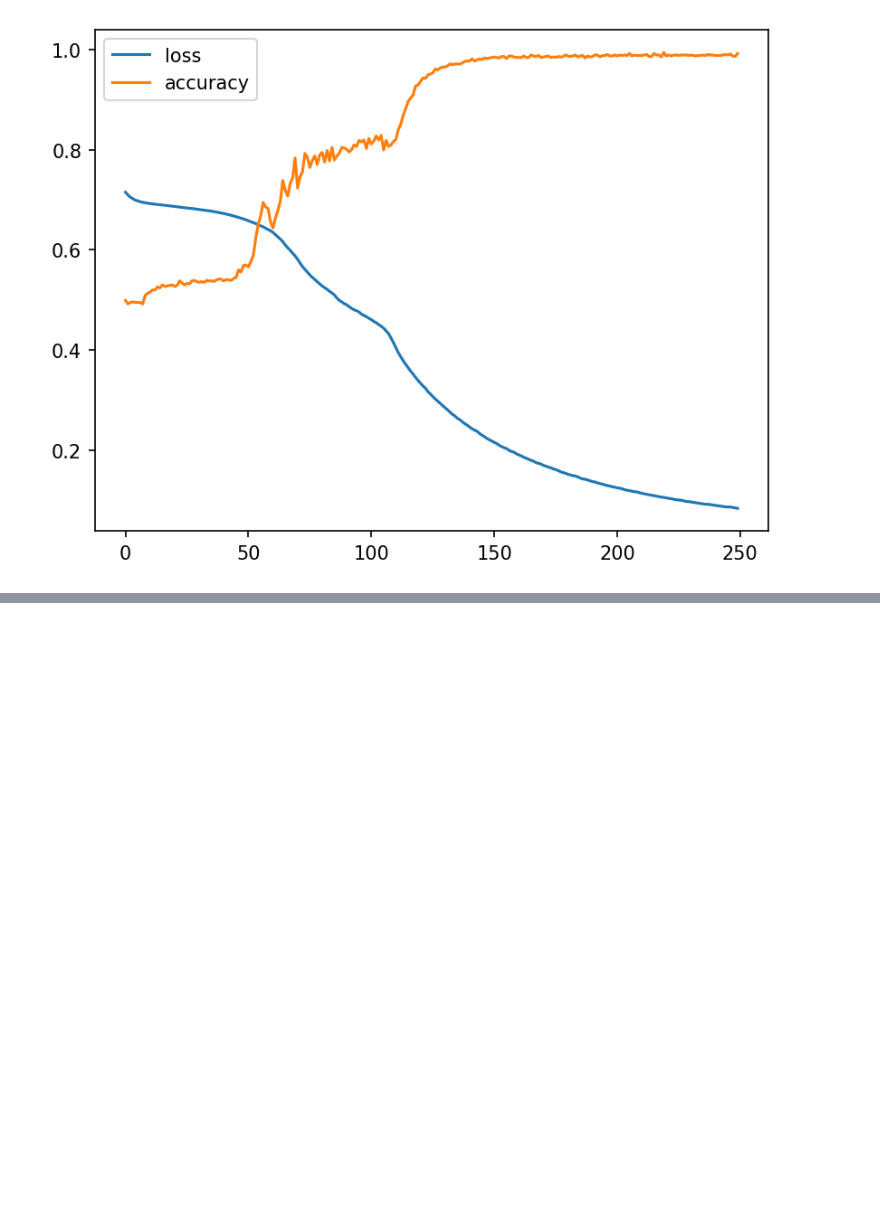
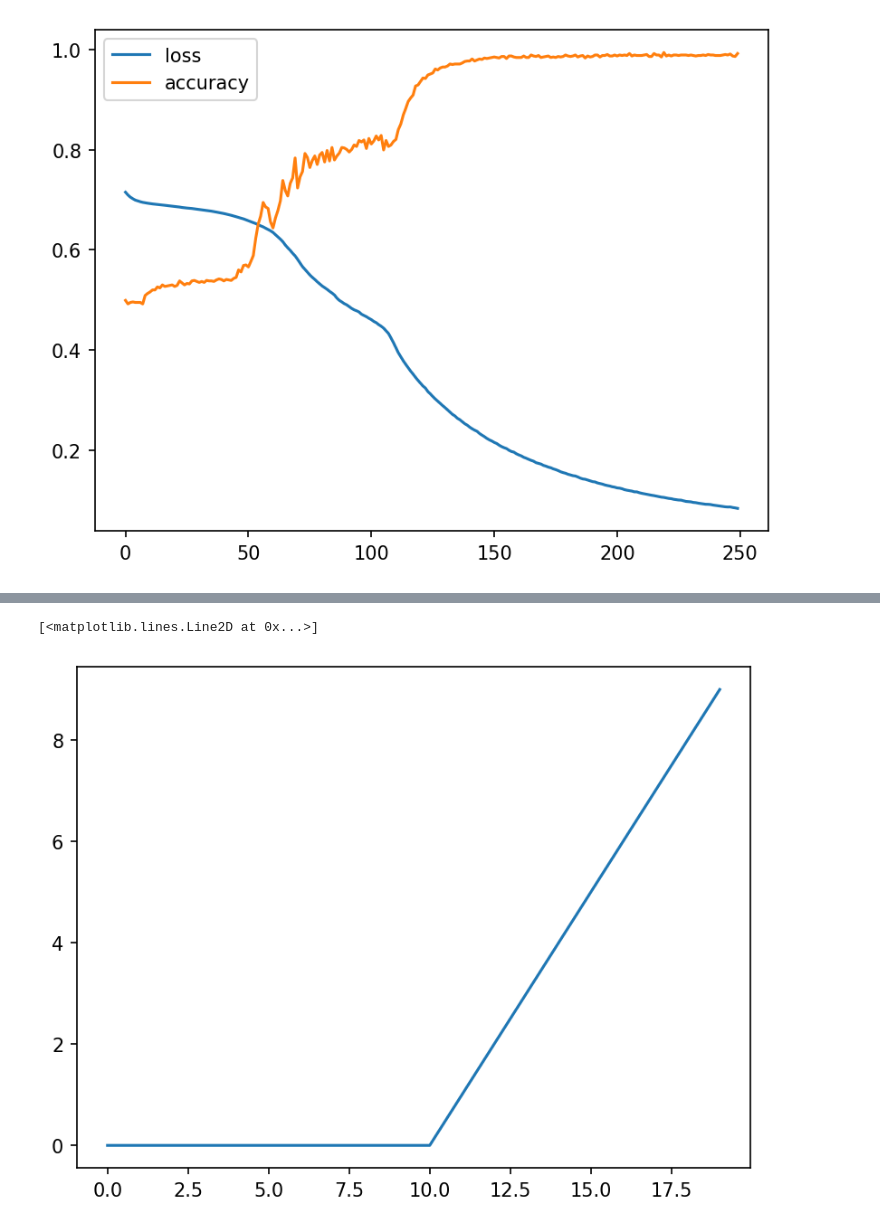
Before and after one commit to kshipra-jadav/ZTM-DeepLearning, a Jupyter notebook: Neural Network Classification/neural_network_classification_with_tf.ipynb, the cells around one changed output, grey strips where cells are left out. Drawn from its saved outputs; the diff is of its cells as text; code cells hidden in the pictures; blank space fills up the shorter version.

```diff
--- a/Neural Network Classification/neural_network_classification_with_tf.ipynb
+++ b/Neural Network Classification/neural_network_classification_with_tf.ipynb
@@ -226,0 +248,5 @@ plt.show()
+# %%
+plt.plot(tf.keras.activations.relu(A))
+# %% [output]
+[<matplotlib.lines.Line2D at 0x...>]
+[figure, added]
```
Also changed, not shown: parts of 14 cells of this notebook.
